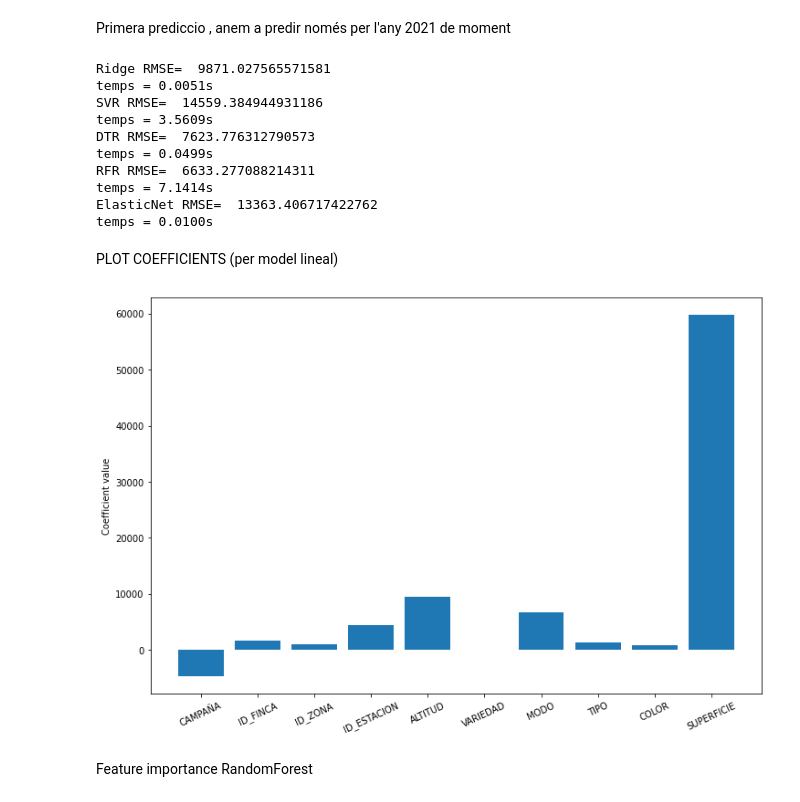
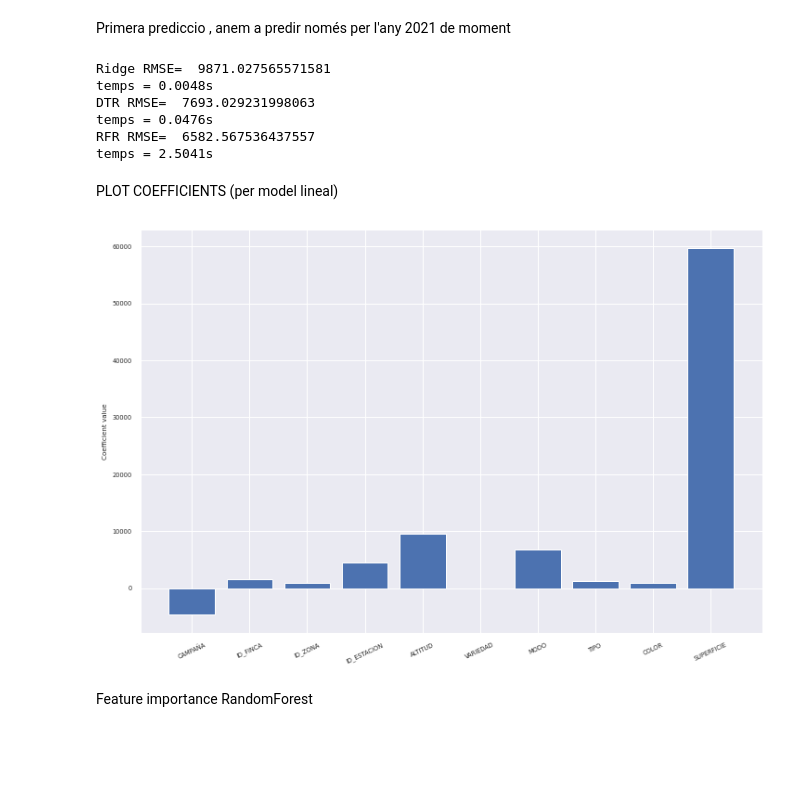
Before and after one commit to AlbertRoca29/The-Wine-Project, a Jupyter notebook: script_exploración.ipynb, the cells around one changed output. Saved outputs shown, nothing was run; the diff lists cells and outputs as text; code cells hidden in the pictures; blank space fills up the shorter version.

```diff
--- a/script_exploración.ipynb
+++ b/script_exploración.ipynb
@@ -285,8 +244,0 @@ Ara veig que tan als precip com als snow Max estan molt relacionats amb el seu c
-# %%
-L = [i for i in eto.columns if
-     not ((i.startswith("Precip") and i.endswith('Max')) or (i.startswith("Snow") and i.endswith('Max'))  )]
-eto = eto[L]
-plt.figure(figsize = (18,15))
-sns.set(font_scale=0.7)
-sns.heatmap(eto.corr()[eto.corr()>0.6],cmap="flare")
-sns.heatmap(eto.corr()[eto.corr()<-0.6],cmap="mako")
@@ -299,0 +247,5 @@ print(c.dropna(how='all').stack().index.tolist())
+# %%
+cor_matrix = eto.corr().abs()
+upper_tri = cor_matrix.where(np.triu(np.ones(cor_matrix.shape),k=1).astype(np.bool))
+to_drop = [column for column in upper_tri.columns if any(upper_tri[column] > 0.8)]
+eto = eto.drop(eto[to_drop], axis=1)
@@ -299,0 +263,5 @@ print(c.dropna(how='all').stack().index.tolist())
+# %%
+L = ['SnowAmountLocalDayMin', 'UVIndexLocalDayMin', 'UVIndexLocalDaytimeMin', 'UVIndexLocalEveningMin','UVIndexLocalNighttimeMin', 'UVIndexLocalOvernightAvg', 'UVIndexLocalOvernightMax', 'UVIndexLocalOvernightMin']
+for i in L:
+    print(i,np.sum(eto[i]))
+eto = eto.drop(L,axis=1)
@@ -308,11 +284,9 @@ from sklearn.pipeline import make_pipeline
 from sklearn.linear_model import LinearRegression,Ridge,RidgeCV,ElasticNet,ElasticNetCV
 import time
 from sklearn.metrics import mean_squared_error as MSE
-import math
-import numpy as np
 from sklearn.feature_selection import SelectKBest
 from sklearn.decomposition import PCA
-from sklearn.svm import SVR
+import math
 from sklearn.ensemble import RandomForestRegressor as RFR
 
 X_columns = train.drop('PRODUCCION',axis=1).columns
@@ -326,8 +300,6 @@ X_norm = mm.fit_transform(X)
 X_train, X_test = X_norm[X[:,0]!=21,:] , X_norm[X[:,0]==21,:]
 y_train, y_test = y[X[:,0]!=21] , y[X[:,0]==21]
 
-
-
 # Defining the hyper parameters
 
 # hps = {
@@ -338,10 +310,8 @@ y_train, y_test = y[X[:,0]!=21] , y[X[:,0]==21]
 
 models = {
     'Ridge':Ridge(),
-    # 'SVR':SVR(),
     'DTR':DTR(),
-    'RFR':RFR(),
-    'ElasticNet':ElasticNet()
+    'RFR':RFR()
 }
 
 for nom,m in models.items():
@@ -355,27 +325,23 @@ for nom,m in models.items():
     print("temps = %3.4fs"%(time.time()-t))
 # %% [output]
 Ridge RMSE=  9871.027565571581
-temps = 0.0051s
-SVR RMSE=  14559.384944931186
-temps = 3.5609s
-DTR RMSE=  7623.776312790573
-temps = 0.0499s
-RFR RMSE=  6633.277088214311
-temps = 7.1414s
-ElasticNet RMSE=  13363.406717422762
-temps = 0.0100s
+temps = 0.0048s
+DTR RMSE=  7693.029231998063
+temps = 0.0476s
+RFR RMSE=  6582.567536437557
+temps = 2.5041s
 # %% [markdown]
 PLOT COEFFICIENTS (per model lineal)
 # %%
 import matplotlib.pyplot as plt
-feature_importance_ridge = { X_columns[i] : models['RidgeCV'].coef_[i] for i in range(X_norm.shape[1]) }
+feature_importance_ridge = { X_columns[i] : models['Ridge'].coef_[i] for i in range(X_norm.shape[1]) }
 plt.figure(figsize=(12,8))
 plt.bar(feature_importance_ridge.keys(),feature_importance_ridge.values())
 plt.xticks(rotation=25)
 plt.ylabel('Coefficient value')
 plt.show()
 # %% [output]
-[figure, old version]
+[figure, new version]
 # %% [markdown]
 Feature importance RandomForest
 # %%
```
Also changed, not shown: parts of 31 cells of this notebook.
